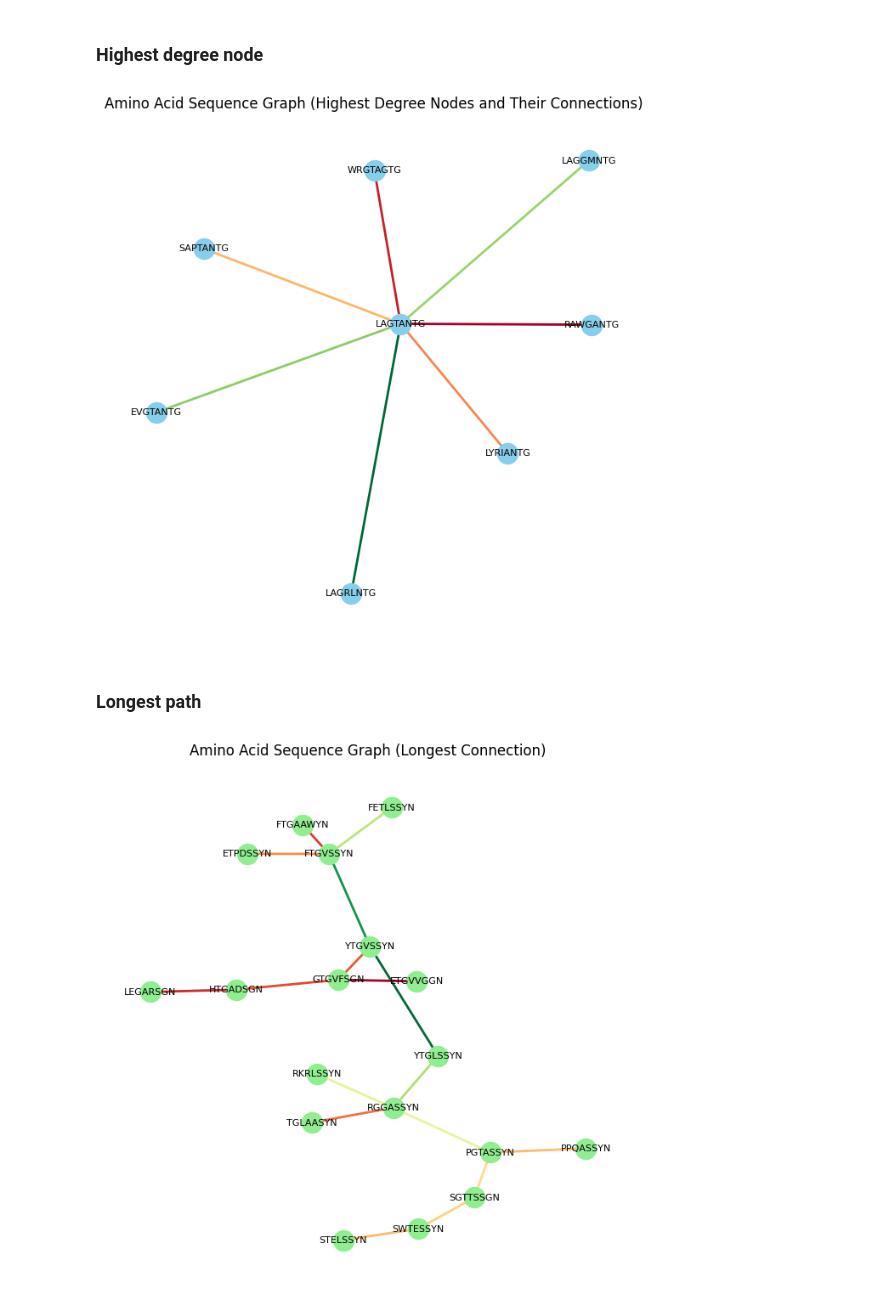
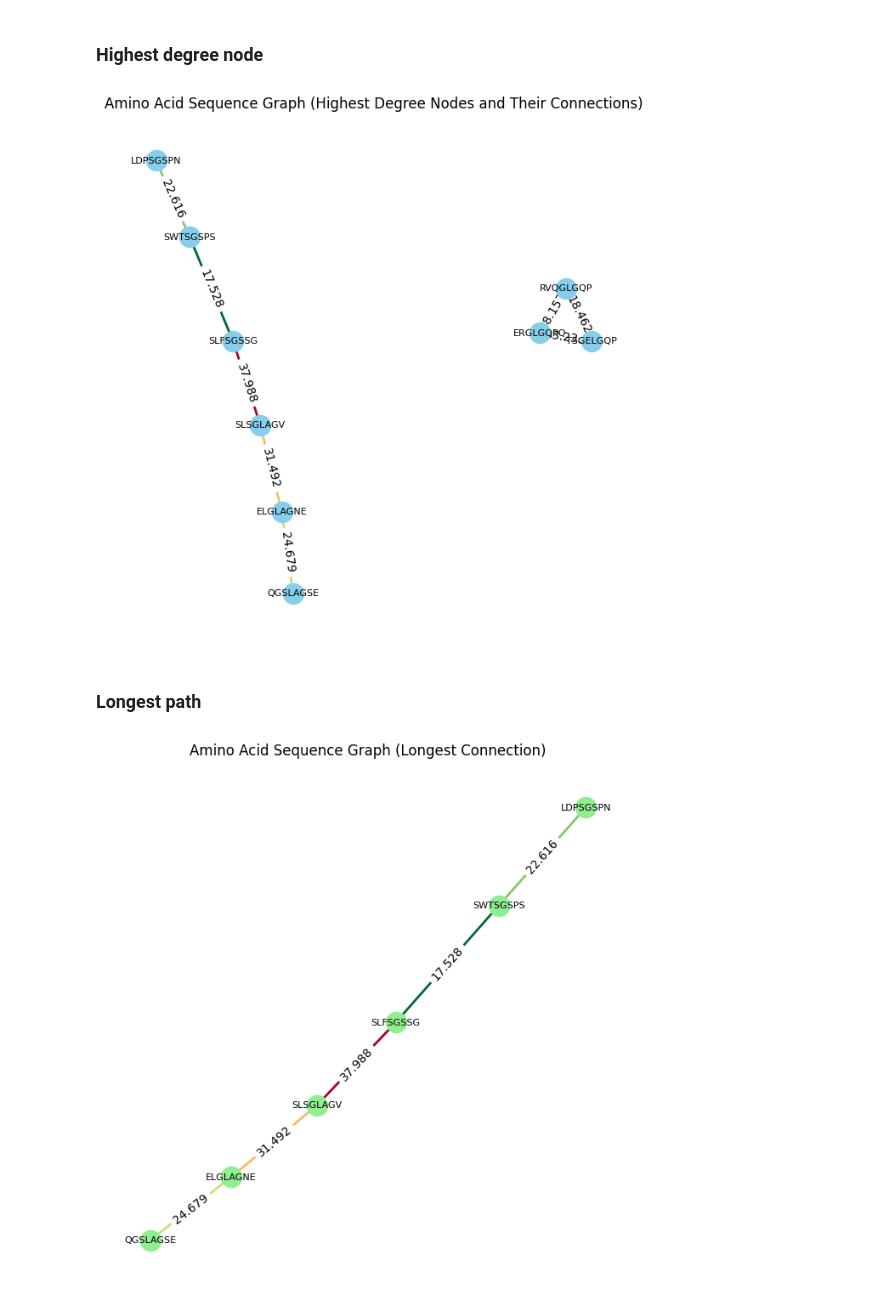
Before and after one commit to chenbis/sol_lab, a Jupyter notebook: graph_create.ipynb, the cells around one changed output. Saved outputs shown, nothing was run; the diff lists cells and outputs as text; code cells hidden in the pictures.

```diff
--- a/graph_create.ipynb
+++ b/graph_create.ipynb
@@ -4,19 +4,18 @@ import networkx as nx
 import matplotlib.pyplot as plt
 import matplotlib.colors as mcolors
 # %%
-# with open("./output_files/couples_mel7.cdr3a.json") as json_file:
+# with open("./output_files/couples_new.json") as json_file:
 #     couples = json.load(json_file)
 
-# with open("./couples_test.json") as json_file:
-#     couples = json.load(json_file)
-
-with open("./output_files/compare/couples_by_che_test.json") as json_file:
+with open("./output_files/compare/Melan.A/che_phy.json") as json_file:
     couples_by_che = json.load(json_file)
 
-with open("./output_files/compare/couples_by_lev_test.json") as json_file:
+with open("./output_files/compare/Melan.A/leve.json") as json_file:
     couples_by_lev = json.load(json_file)
+
+couples = couples_by_lev
 # %%
-max_neig = 1
+max_neig = 8
 # Create a graph
 G = nx.Graph()
 
@@ -77,39 +86,50 @@ pos = nx.spring_layout(H, k=0.3, iterations=20)
 nx.draw_networkx_nodes(H, pos, node_size=300, node_color='skyblue')
 nx.draw_networkx_edges(H, pos, edge_color=edge_colors, width=2)
 nx.draw_networkx_labels(H, pos, font_size=8)
+
+# Draw edge labels with three numbers after the decimal point
+edge_labels = {(u, v): f"{d['weight']:.3f}" for u, v, d in H.edges(data=True)}
+nx.draw_networkx_edge_labels(H, pos, edge_labels=edge_labels, font_color='black')
+
 plt.title('Amino Acid Sequence Graph (Highest Degree Nodes and Their Connections)')
 plt.axis('off')  # Turn off axis
 plt.savefig('degree.png')
 plt.show()
 # %% [output]
-[figure, old version]
+[figure, new version]
 # %% [markdown]
 ### Longest path
 # %%
 # Find the longest path in the graph
 longest_path = max(nx.all_pairs_shortest_path_length(G), key=lambda x: max(x[1].values()))
 
 # Extract nodes involved in the longest path
 longest_path_nodes = longest_path[1].keys()
 
 # Create a subgraph with nodes involved in the longest path
 H = G.subgraph(longest_path_nodes)
 
 edge_colors = get_edges_colors(H)
 
 
 # Visualize the graph
 plt.figure(figsize=(8, 8))
 pos = nx.spring_layout(H, k=0.3, iterations=20)
 nx.draw_networkx_nodes(H, pos, node_size=300, node_color='lightgreen')
 nx.draw_networkx_edges(H, pos, edge_color=edge_colors, width=2)
 nx.draw_networkx_labels(H, pos, font_size=8)
+
+# Draw edge labels with three numbers after the decimal point
+edge_labels = {(u, v): f"{d['weight']:.3f}" for u, v, d in H.edges(data=True)}
+nx.draw_networkx_edge_labels(H, pos, edge_labels=edge_labels, font_color='black')
+
+
 plt.title('Amino Acid Sequence Graph (Longest Connection)')
 plt.axis('off')  # Turn off axis
 plt.savefig('longest_path.png')
 plt.show()
 # %% [output]
-[figure, old version]
+[figure, new version]
 # %%
 # Find the minimum spanning tree
 mst = nx.minimum_spanning_tree(G)
```
Also changed, not shown: parts of 2 cells of this notebook, 8 other files.
